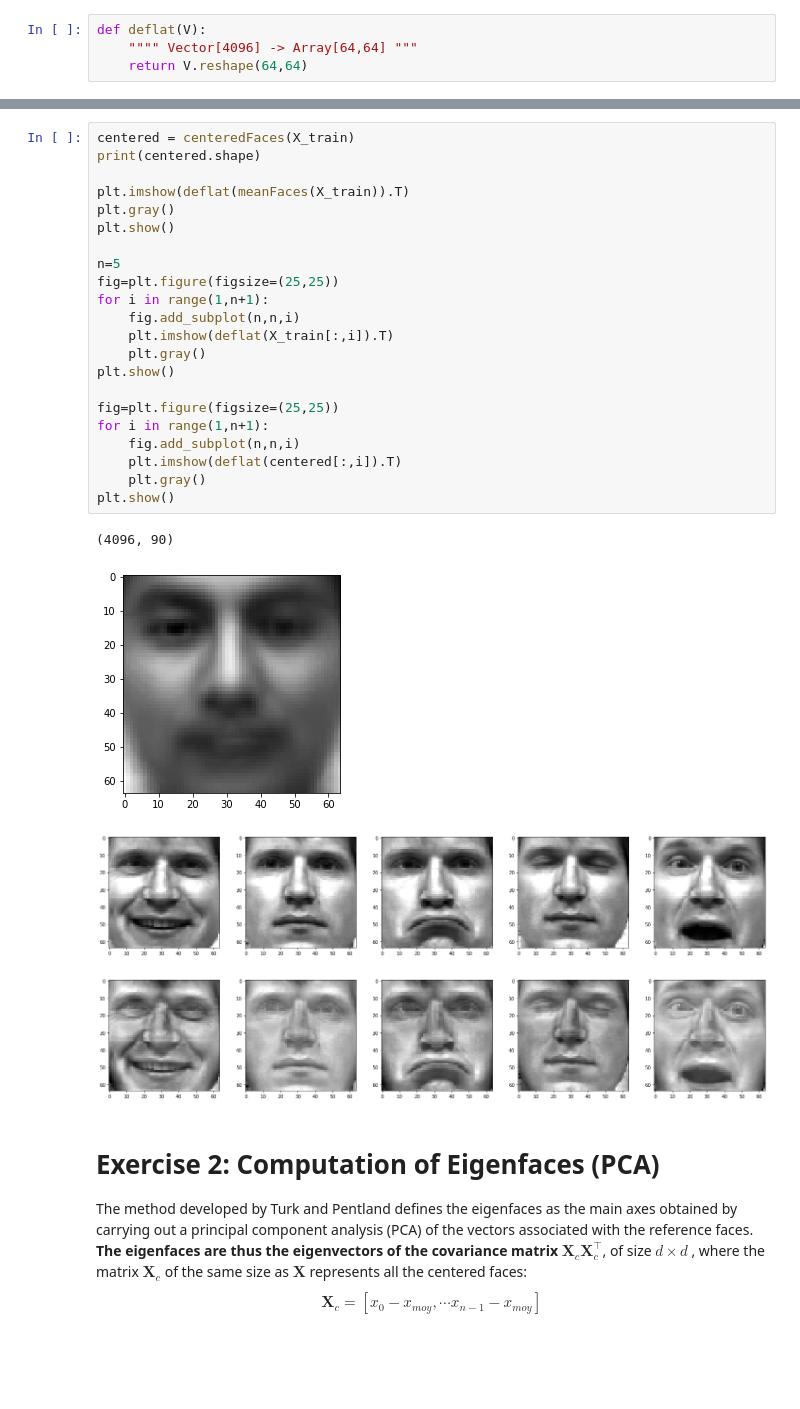
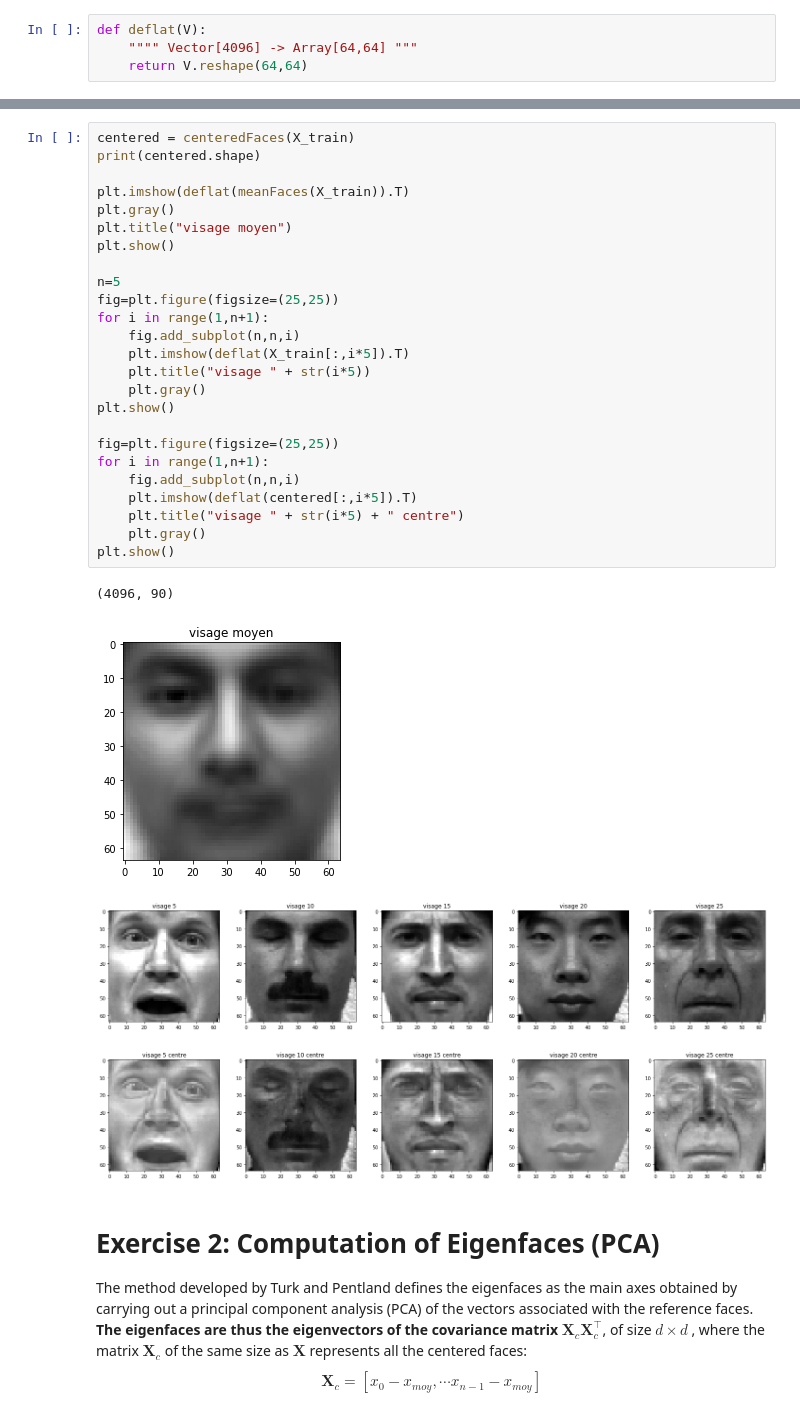
Before and after one commit to hanzopgp/MasterBioInformaticsPTs, a Jupyter notebook: S1/BIMA/TME9/TME9-10DurandKordon.ipynb, the cells around one changed output, grey strips where cells are left out. Drawn from its saved outputs; the diff is of its cells as text; blank space fills up the shorter version.

```diff
--- a/S1/BIMA/TME9/TME9-10DurandKordon.ipynb
+++ b/S1/BIMA/TME9/TME9-10DurandKordon.ipynb
@@ -151,30 +151,33 @@ Figure 3: average face and centering of the database
 # %%
 centered = centeredFaces(X_train)
 print(centered.shape)
 
 plt.imshow(deflat(meanFaces(X_train)).T)
 plt.gray()
+plt.title("visage moyen")
 plt.show()
 
 n=5
 fig=plt.figure(figsize=(25,25))
 for i in range(1,n+1):
     fig.add_subplot(n,n,i)
-    plt.imshow(deflat(X_train[:,i]).T)
+    plt.imshow(deflat(X_train[:,i*5]).T)
+    plt.title("visage " + str(i*5))
     plt.gray()
 plt.show()
 
 fig=plt.figure(figsize=(25,25))
 for i in range(1,n+1):
     fig.add_subplot(n,n,i)
-    plt.imshow(deflat(centered[:,i]).T)
+    plt.imshow(deflat(centered[:,i*5]).T)
+    plt.title("visage " + str(i*5) + " centre")
     plt.gray()
 plt.show()
 # %% [output]
 (4096, 90)
-[figure, old version]
+[figure, new version]
-[figure, old version]
+[figure, new version]
-[figure, old version]
+[figure, new version]
 # %% [markdown]
 # Exercise 2: Computation of Eigenfaces (PCA)
 
```
Also changed, not shown: parts of 10 cells of this notebook, 18 other files.
